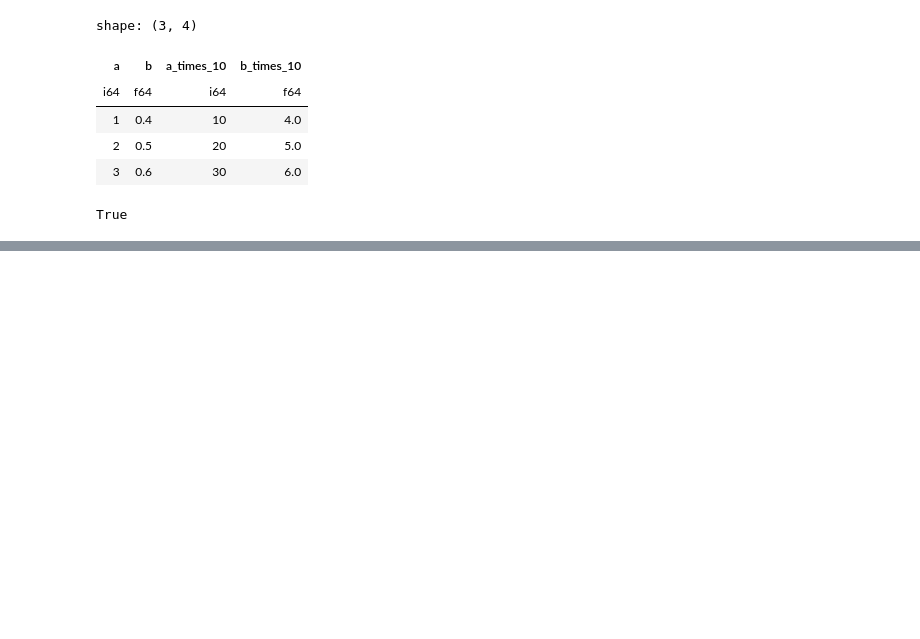
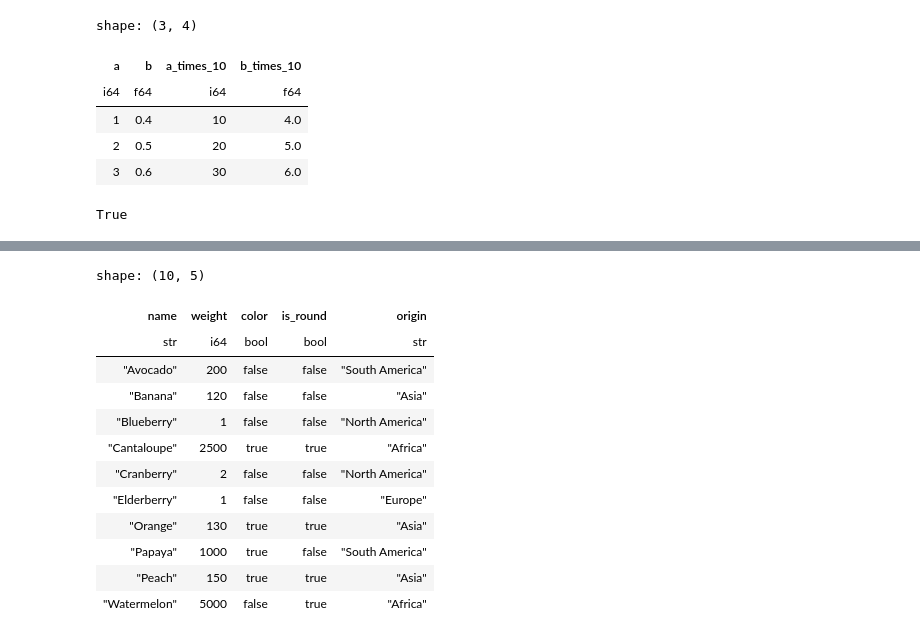
Before and after one commit to Sechi42/Polars, a Jupyter notebook: Chapter_7/Notebook_7.ipynb, the cells around one changed output, grey strips where cells are left out. Saved outputs shown, nothing was run; the diff lists cells and outputs as text; code cells hidden in the pictures; blank space fills up the shorter version.

```diff
--- a/Chapter_7/Notebook_7.ipynb
+++ b/Chapter_7/Notebook_7.ipynb
@@ -159,0 +176,18 @@ True
+# %%
+is_orange = pl.col("color") == "orange"
+# %%
+fruit.with_columns(is_orange)
+# %% [output]
+shape: (10, 5)
+| name | weight | color | is_round | origin |
+| str | i64 | bool | bool | str |
+| "Avocado" | 200 | false | false | "South America" |
+| "Banana" | 120 | false | false | "Asia" |
+| "Blueberry" | 1 | false | false | "North America" |
+| "Cantaloupe" | 2500 | true | true | "Africa" |
+| "Cranberry" | 2 | false | false | "North America" |
+| "Elderberry" | 1 | false | false | "Europe" |
+| "Orange" | 130 | true | true | "Asia" |
+| "Papaya" | 1000 | true | false | "South America" |
+| "Peach" | 150 | true | true | "Asia" |
+| "Watermelon" | 5000 | false | true | "Africa" |
```
Also changed, not shown: parts of 32 cells of this notebook, 1 other file.
